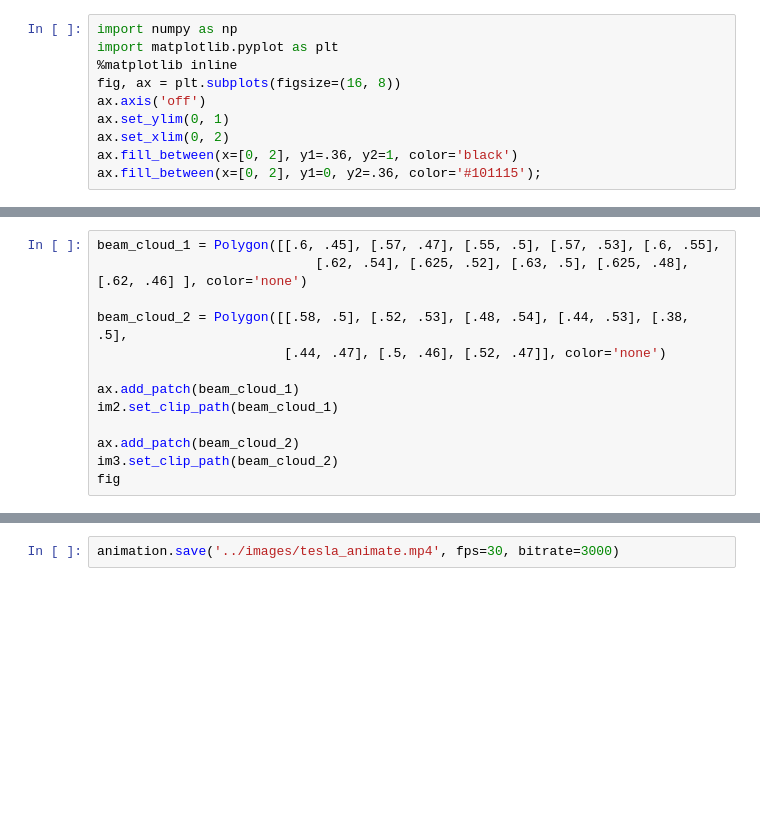
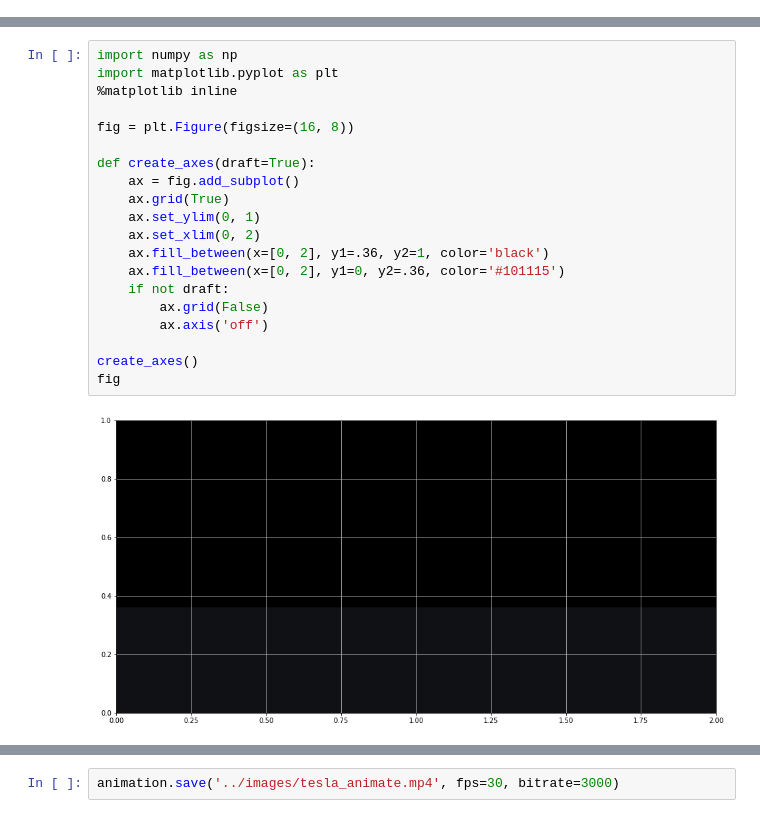
Before and after one commit to diegoglozano/Dunder-Data-Challenges, a Jupyter notebook: solutions/Solution 006 - Recreate the Tesla Cybertruck with Matplotlib.ipynb, the cells around one changed output, grey strips where cells are left out. Cells and saved outputs as stored; diff of their text form; blank space fills up the shorter version.

```diff
--- a/solutions/Solution 006 - Recreate the Tesla Cybertruck with Matplotlib.ipynb
+++ b/solutions/Solution 006 - Recreate the Tesla Cybertruck with Matplotlib.ipynb
@@ -39,10 +24,0 @@ We first create a matplotlib Figure and Axes, remove the axis labels and tick ma
-# %%
-import numpy as np
-import matplotlib.pyplot as plt
-%matplotlib inline
-fig, ax = plt.subplots(figsize=(16, 8))
-ax.axis('off')
-ax.set_ylim(0, 1)
-ax.set_xlim(0, 2)
-ax.fill_between(x=[0, 2], y1=.36, y2=1, color='black')
-ax.fill_between(x=[0, 2], y1=0, y2=.36, color='#101115');
@@ -207,13 +24,0 @@ Color gradients within patches is a bit more work. You'll need to first create a
-# %%
-beam_cloud_1 = Polygon([[.6, .45], [.57, .47], [.55, .5], [.57, .53], [.6, .55],
-                            [.62, .54], [.625, .52], [.63, .5], [.625, .48], [.62, .46] ], color='none')
-
-beam_cloud_2 = Polygon([[.58, .5], [.52, .53], [.48, .54], [.44, .53], [.38, .5],
-                        [.44, .47], [.5, .46], [.52, .47]], color='none')
-
-ax.add_patch(beam_cloud_1)
-im2.set_clip_path(beam_cloud_1)
-
-ax.add_patch(beam_cloud_2)
-im3.set_clip_path(beam_cloud_2)
-fig
@@ -410,0 +41,22 @@ Finally, we can save the animation as an mp4 file (assuming you have ffmpeg). Th
+# %%
+import numpy as np
+import matplotlib.pyplot as plt
+%matplotlib inline
+
+fig = plt.Figure(figsize=(16, 8))
+
+def create_axes(draft=True):
+    ax = fig.add_subplot()
+    ax.grid(True)
+    ax.set_ylim(0, 1)
+    ax.set_xlim(0, 2)
+    ax.fill_between(x=[0, 2], y1=.36, y2=1, color='black')
+    ax.fill_between(x=[0, 2], y1=0, y2=.36, color='#101115')
+    if not draft:
+        ax.grid(False)
+        ax.axis('off')
+
+create_axes()
+fig
+# %% [output]
+[figure, added]
```
Also changed, not shown: parts of 42 cells of this notebook, 1 other file.
